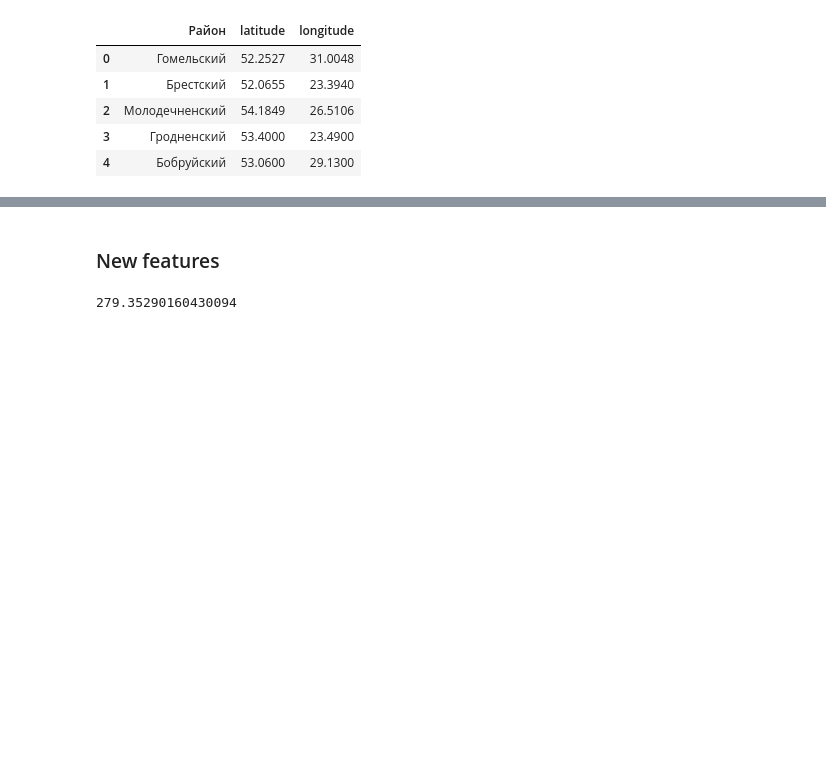
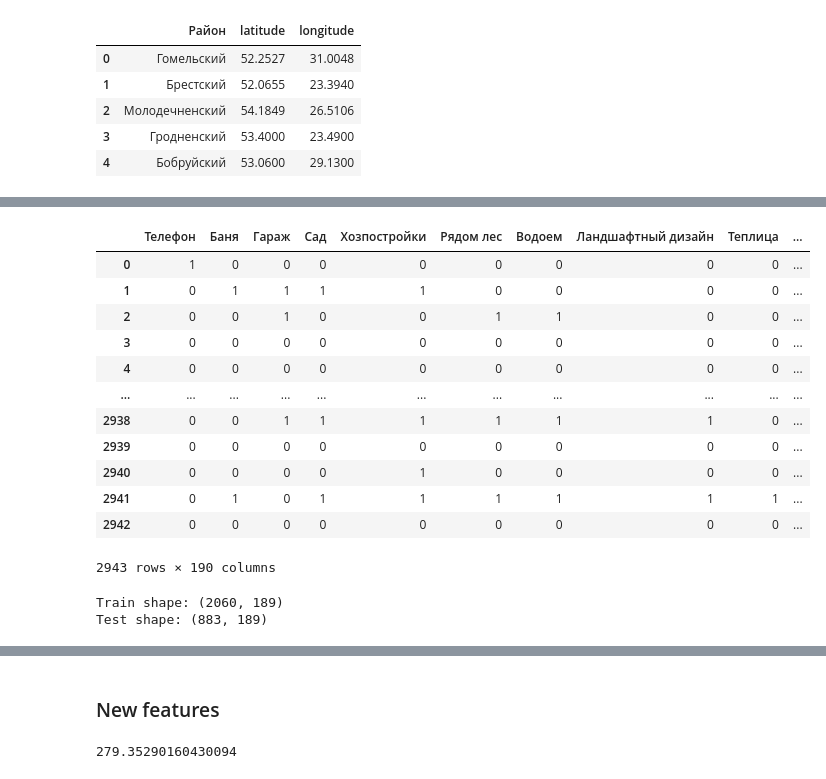
Before and after one commit to ssiarhei115/CountryHouse-price-prediction, a Jupyter notebook: code.ipynb, the cells around one changed output, grey strips where cells are left out. Saved outputs shown, nothing was run; the diff lists cells and outputs as text; code cells hidden in the pictures; blank space fills up the shorter version.

```diff
--- a/code.ipynb
+++ b/code.ipynb
@@ -106,7 +111,7 @@ class NUM_Transformer(TransformerMixin, BaseEstimator):
                 lambda x: str(x.value_counts().index[0]) if len(x.value_counts().index)>0 else np.nan))
         })
 
-
+        X = X[X['house_coordinates'].notna()]
 
 
         return X
@@ -708 +721,12 @@ dfc.head(3)
 3 rows × 44 columns
+# %%
+def get_distance(d1,d2):
+    coord1 = d1.replace(',',' ').lstrip('(').rstrip(')').split()
+    coord2 = d2.replace(',',' ').lstrip('(').rstrip(')').split()
+    return geopy.distance.geodesic((float(coord1[0]),float(coord1[1])), (float(coord2[0]),float(coord2[1]))).km
+
+dfc['distance_house_district'] = dfc.apply(lambda x: get_distance(x['house_coordinates'], x['district_center_coordinates']), axis=1)
+dfc['distance_house_region'] = dfc.apply(lambda x: get_distance(x['house_coordinates'], x['regional_center_coordinates']), axis=1)
+dfc['distance_house_misk'] = dfc.apply(lambda x: get_distance(x['house_coordinates'], str(regions_dict['Минск'])), axis=1)
+
+dfc.loc[400:420, ['Населенный пункт','Район','distance_house_district', 'distance_house_region', 'distance_house_misk']]
@@ -710,0 +766,37 @@ dfc = dfc.drop(['house_length', 'house_width', 'Направление', 'Сел
+# %%
+ohe_list = ['Материал стен', 'Материал крыши', 'Отопление', 'Канализация', 'Электроснабжение', 'Вода','Область', 'Район', 'Газ', 'Статус земли', 'Ремонт']
+
+encoder = ce.OneHotEncoder(cols=ohe_list)
+add = encoder.fit_transform(dfc.loc[:,ohe_list])
+dff = pd.concat([dfc,add], axis=1)
+# %%
+dff = dff.drop(ohe_list, axis=1)
+dff
+# %% [output]
+|  | Телефон | Баня | Гараж | Сад | Хозпостройки | Рядом лес | Водоем | Ландшафтный дизайн | Теплица | ... |
+| 0 | 1 | 0 | 0 | 0 | 0 | 0 | 0 | 0 | 0 | ... |
+| 1 | 0 | 1 | 1 | 1 | 1 | 0 | 0 | 0 | 0 | ... |
+| 2 | 0 | 0 | 1 | 0 | 0 | 1 | 1 | 0 | 0 | ... |
+| 3 | 0 | 0 | 0 | 0 | 0 | 0 | 0 | 0 | 0 | ... |
+| 4 | 0 | 0 | 0 | 0 | 0 | 0 | 0 | 0 | 0 | ... |
+| ... | ... | ... | ... | ... | ... | ... | ... | ... | ... | ... |
+| 2938 | 0 | 0 | 1 | 1 | 1 | 1 | 1 | 1 | 0 | ... |
+| 2939 | 0 | 0 | 0 | 0 | 0 | 0 | 0 | 0 | 0 | ... |
+| 2940 | 0 | 0 | 0 | 0 | 1 | 0 | 0 | 0 | 0 | ... |
+| 2941 | 0 | 1 | 0 | 1 | 1 | 1 | 1 | 1 | 1 | ... |
+| 2942 | 0 | 0 | 0 | 0 | 0 | 0 | 0 | 0 | 0 | ... |
+2943 rows × 190 columns
+# %%
+X = dff.drop('price', axis=1)
+y = dff['price']
+
+scaler = preprocessing.MinMaxScaler()
+X_scaled = scaler.fit_transform(X)
+
+X_train, X_test, y_train, y_test = train_test_split(X_scaled, y, test_size=0.3, random_state=40)
+
+print(f'Train shape: {X_train.shape}')
+print(f'Test shape: {X_test.shape}')
+# %% [output]
+Train shape: (2060, 189)
+Test shape: (883, 189)
```
Also changed, not shown: parts of 21 cells of this notebook, 1 other file.
